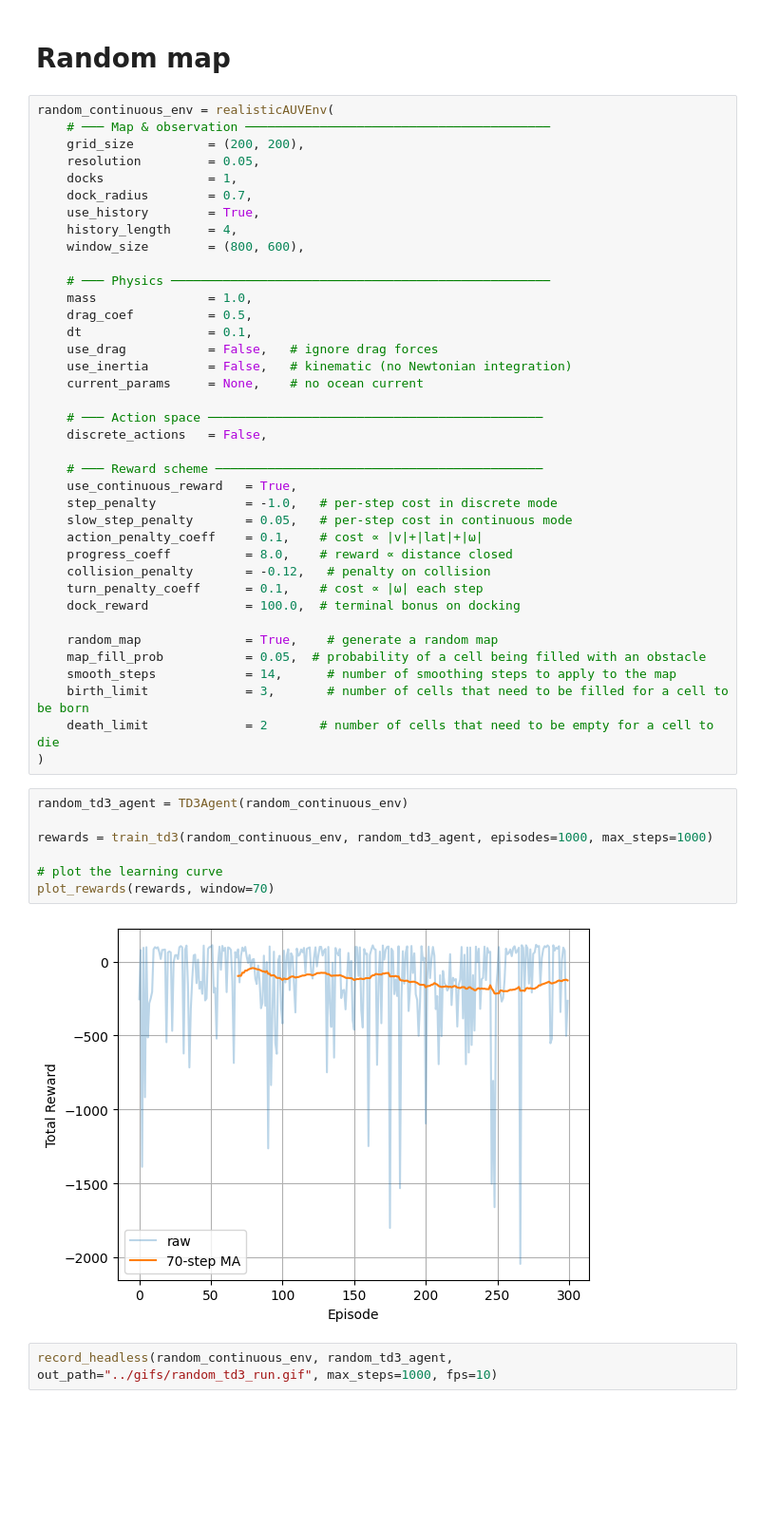
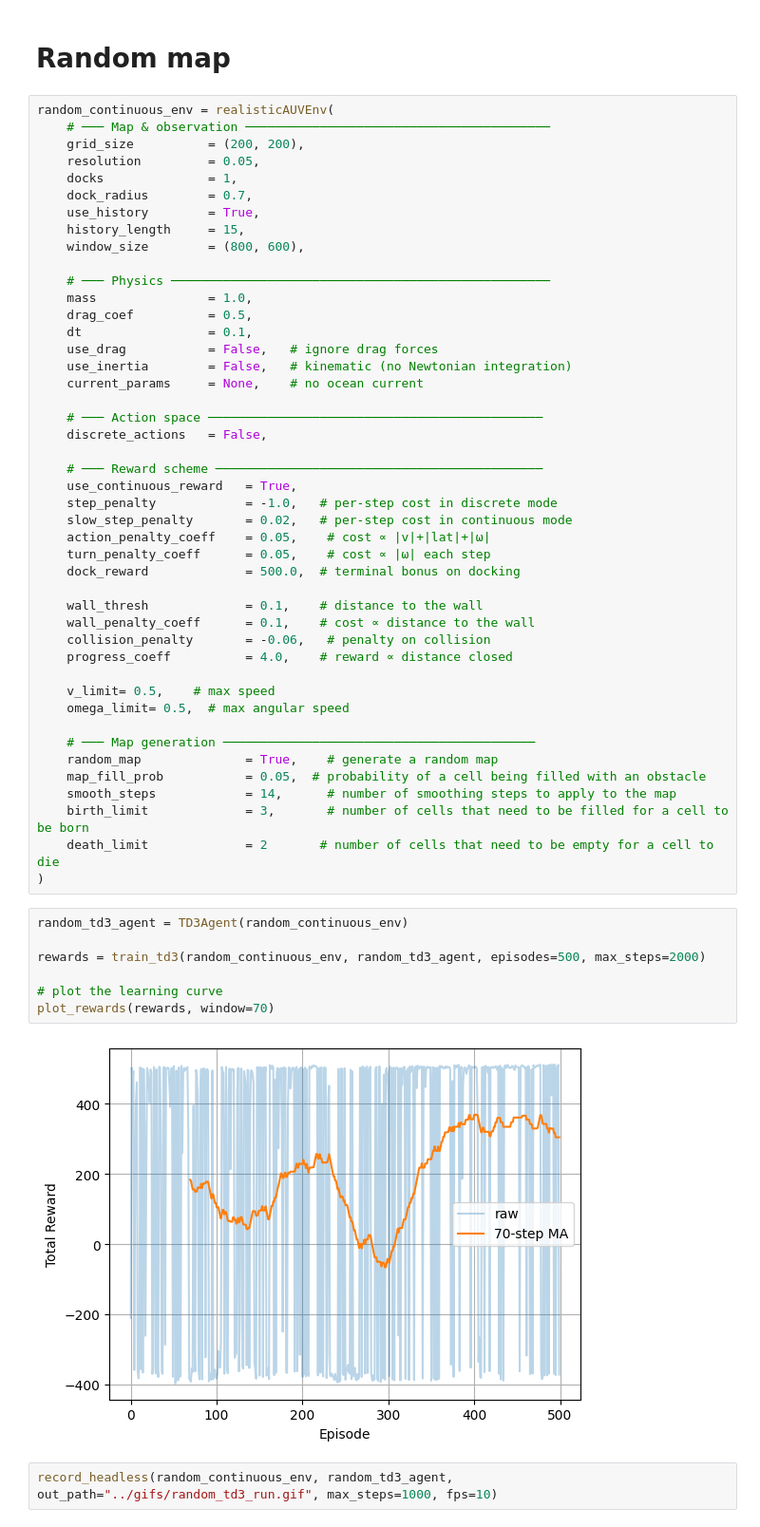
Before and after one commit to eirivarn/auv-rl-project, a Jupyter notebook: notebooks/continuous_action_notebook.ipynb, the cells around one changed output. Shown at 95% size. Cells and saved outputs as stored; diff of their text form; blank space fills up the shorter version.

Commit message:
TD3 85% random no physics

```diff
--- a/notebooks/continuous_action_notebook.ipynb
+++ b/notebooks/continuous_action_notebook.ipynb
@@ -117,7 +117,7 @@ random_continuous_env = realisticAUVEnv(
     docks              = 1,
     dock_radius        = 0.7,
     use_history        = True,
-    history_length     = 4,
+    history_length     = 15,
     window_size        = (800, 600),
 
     # ─── Physics ───────────────────────────────────────────────────
@@ -134,13 +134,20 @@ random_continuous_env = realisticAUVEnv(
     # ─── Reward scheme ────────────────────────────────────────────
     use_continuous_reward   = True,
     step_penalty            = -1.0,   # per-step cost in discrete mode
-    slow_step_penalty       = 0.05,   # per-step cost in continuous mode
-    action_penalty_coeff    = 0.1,    # cost ∝ |v|+|lat|+|ω|
-    progress_coeff          = 8.0,    # reward ∝ distance closed
-    collision_penalty       = -0.12,   # penalty on collision
-    turn_penalty_coeff      = 0.1,    # cost ∝ |ω| each step
-    dock_reward             = 100.0,  # terminal bonus on docking
+    slow_step_penalty       = 0.02,   # per-step cost in continuous mode
+    action_penalty_coeff    = 0.05,    # cost ∝ |v|+|lat|+|ω|
+    turn_penalty_coeff      = 0.05,    # cost ∝ |ω| each step
+    dock_reward             = 500.0,  # terminal bonus on docking
 
+    wall_thresh             = 0.1,    # distance to the wall
+    wall_penalty_coeff      = 0.1,    # cost ∝ distance to the wall
+    collision_penalty       = -0.06,   # penalty on collision
+    progress_coeff          = 4.0,    # reward ∝ distance closed
+
+    v_limit= 0.5,    # max speed
+    omega_limit= 0.5,  # max angular speed
+
+    # ─── Map generation ──────────────────────────────────────────
     random_map              = True,    # generate a random map
     map_fill_prob           = 0.05,  # probability of a cell being filled with an obstacle
     smooth_steps            = 14,      # number of smoothing steps to apply to the map
@@ -150,12 +157,12 @@ random_continuous_env = realisticAUVEnv(
 # %%
 random_td3_agent = TD3Agent(random_continuous_env)
 
-rewards = train_td3(random_continuous_env, random_td3_agent, episodes=1000, max_steps=1000)
+rewards = train_td3(random_continuous_env, random_td3_agent, episodes=500, max_steps=2000)
 
 # plot the learning curve
 plot_rewards(rewards, window=70)
 # %% [output]
-[figure, old version]
+[figure, new version]
 # %%
 record_headless(random_continuous_env, random_td3_agent, out_path="../gifs/random_td3_run.gif", max_steps=1000, fps=10)
 # %% [output]
```
Also changed, not shown: parts of 4 cells of this notebook, 3 other files.
